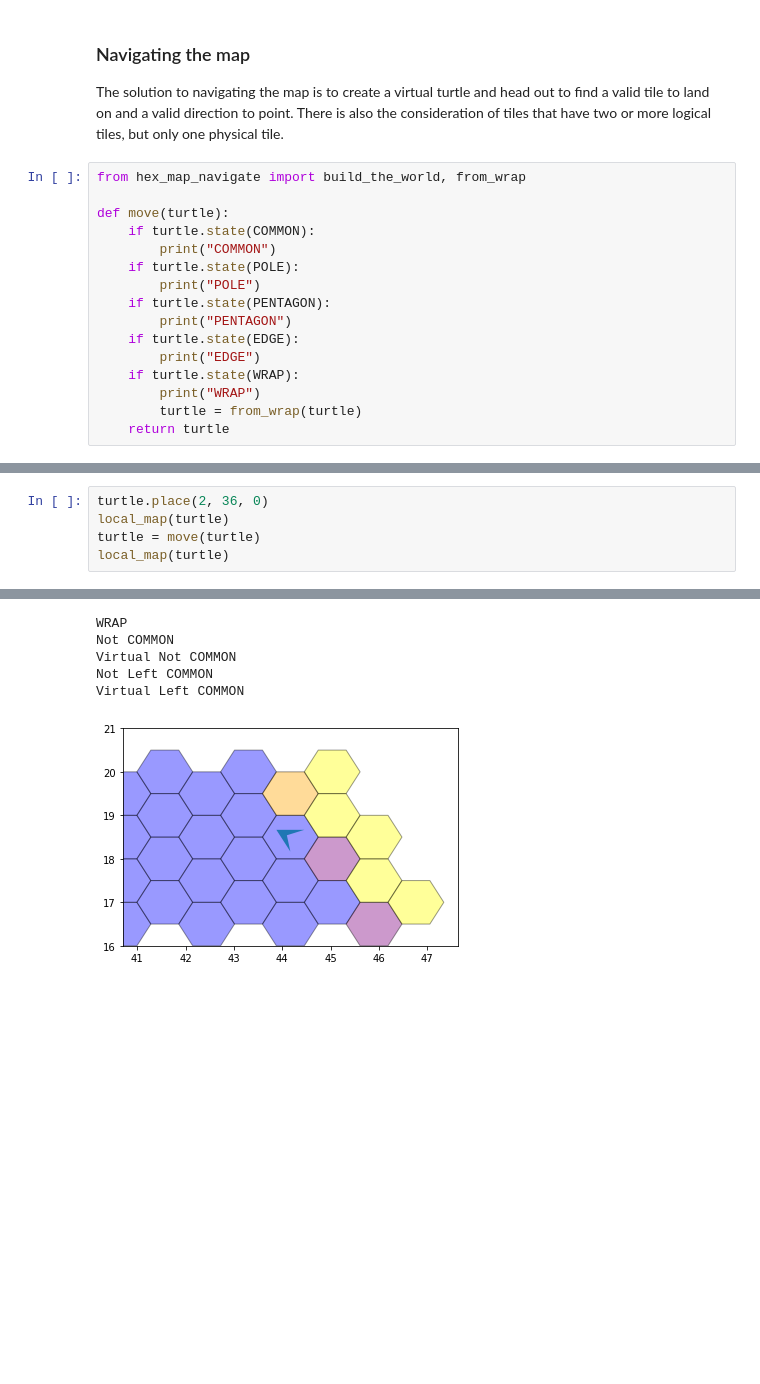
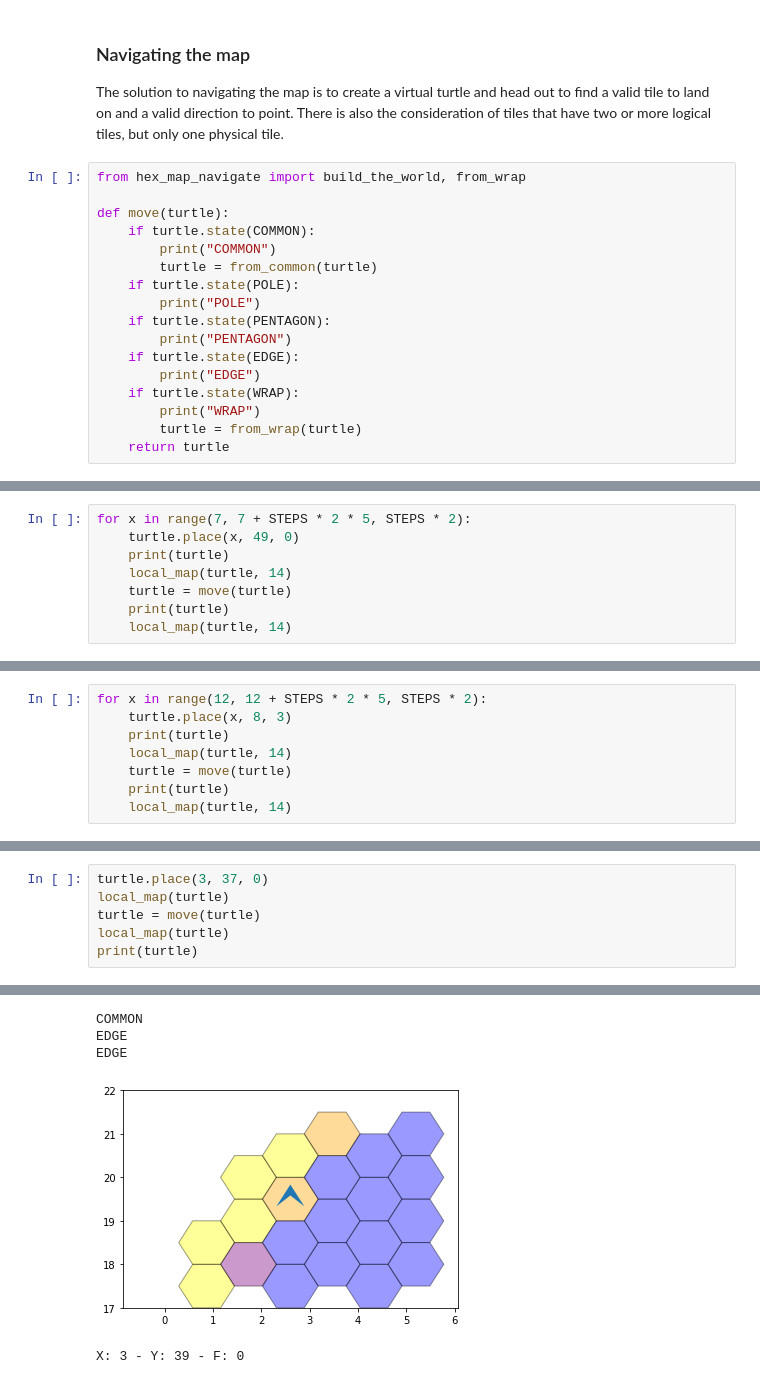
Before and after one commit to gryffydd/hexaturtle, a Jupyter notebook: NavigatingMoreHexagons.ipynb, the cells around one changed output, grey strips where cells are left out. Drawn from its saved outputs; the diff is of its cells as text; blank space fills up the shorter version.

```diff
--- a/NavigatingMoreHexagons.ipynb
+++ b/NavigatingMoreHexagons.ipynb
@@ -34,6 +34,7 @@ from hex_map_navigate import build_the_world, from_wrap
 def move(turtle):
     if turtle.state(COMMON):
         print("COMMON")
+        turtle = from_common(turtle)
     if turtle.state(POLE):
         print("POLE")
     if turtle.state(PENTAGON):
@@ -48,0 +122,8 @@ def move(turtle):
+# %%
+for x in range(7, 7 + STEPS * 2 * 5, STEPS * 2):
+    turtle.place(x, 49, 0)
+    print(turtle)
+    local_map(turtle, 14)
+    turtle = move(turtle)
+    print(turtle)
+    local_map(turtle, 14)
@@ -48,0 +159,8 @@ def move(turtle):
+# %%
+for x in range(12, 12 + STEPS * 2 * 5, STEPS * 2):
+    turtle.place(x, 8, 3)
+    print(turtle)
+    local_map(turtle, 14)
+    turtle = move(turtle)
+    print(turtle)
+    local_map(turtle, 14)
@@ -49,6 +202,7 @@ def move(turtle):
 # %%
-turtle.place(2, 36, 0)
+turtle.place(3, 37, 0)
 local_map(turtle)
 turtle = move(turtle)
 local_map(turtle)
+print(turtle)
 # %% [output]
@@ -56,7 +210,6 @@ local_map(turtle)
-WRAP
-Not COMMON
-Virtual Not COMMON
-Not Left COMMON
-Virtual Left COMMON
+COMMON
+EDGE
+EDGE
-[figure, old version]
+[figure, new version]
+X: 3 - Y: 39 - F: 0
 # %%
```
Also changed, not shown: parts of 28 cells of this notebook.
